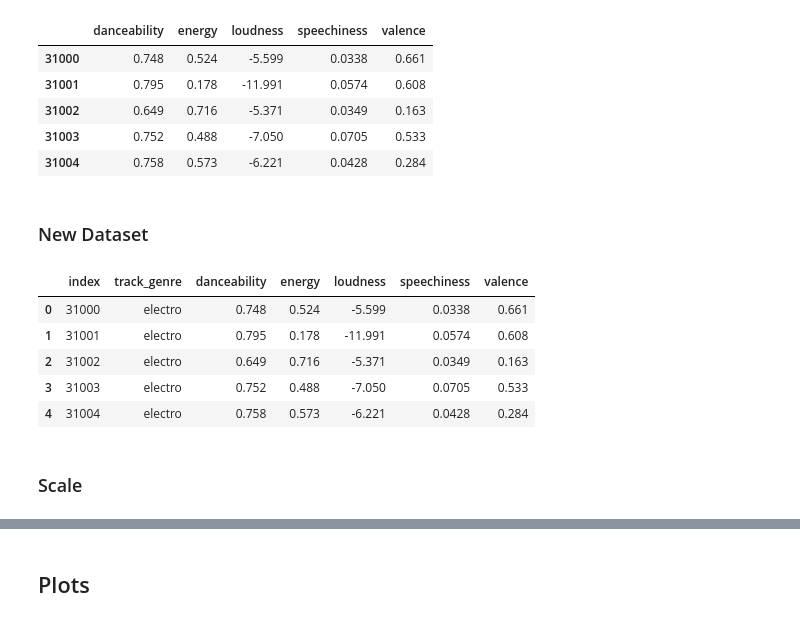
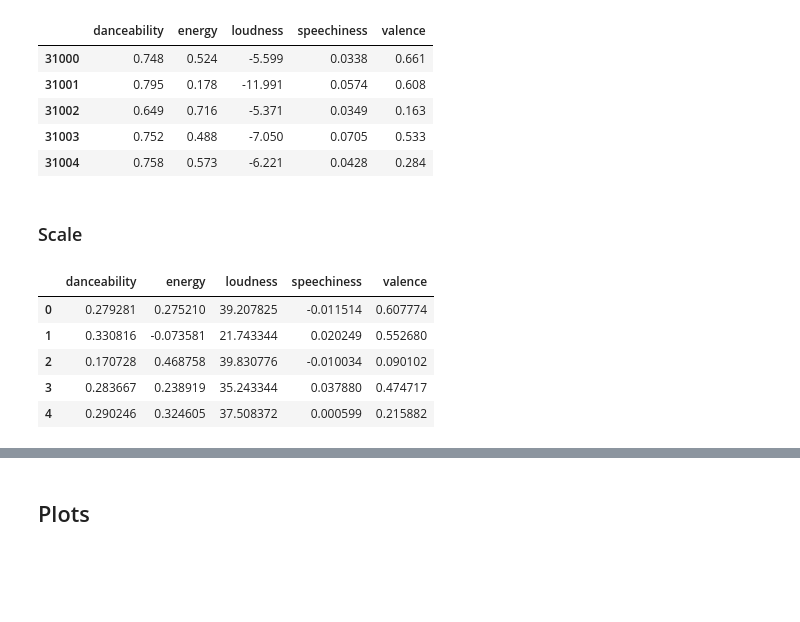
Before and after one commit to shouvik-maity/Spotify-Audio-Features-Analysis--College-Mini-Project, a Jupyter notebook: spotifyreport.ipynb, the cells around one changed output, grey strips where cells are left out. Cells and saved outputs as stored; diff of their text form; code cells hidden in the pictures; blank space fills up the shorter version.

```diff
--- a/spotifyreport.ipynb
+++ b/spotifyreport.ipynb
@@ -123,17 +123,17 @@ data.head()
 | 31002 | 0.649 | 0.716 | -5.371 | 0.0349 | 0.163 |
 | 31003 | 0.752 | 0.488 | -7.050 | 0.0705 | 0.533 |
 | 31004 | 0.758 | 0.573 | -6.221 | 0.0428 | 0.284 |
-# %% [markdown]
-### New Dataset
-# %%
-data=df[['track_genre']+features].reset_index()
-data.head()
-# %% [output]
-|  | index | track_genre | danceability | energy | loudness | speechiness | valence |
-| 0 | 31000 | electro | 0.748 | 0.524 | -5.599 | 0.0338 | 0.661 |
-| 1 | 31001 | electro | 0.795 | 0.178 | -11.991 | 0.0574 | 0.608 |
-| 2 | 31002 | electro | 0.649 | 0.716 | -5.371 | 0.0349 | 0.163 |
-| 3 | 31003 | electro | 0.752 | 0.488 | -7.050 | 0.0705 | 0.533 |
-| 4 | 31004 | electro | 0.758 | 0.573 | -6.221 | 0.0428 | 0.284 |
 # %% [markdown]
 ### Scale
+# %%
+a=data.to_numpy(dtype=float)
+scale=(a-a.min(axis=0))/a.max(axis=0)-a.min(axis=0)
+scaledf=pd.DataFrame(scale,columns=features)
+scaledf.head()
+# %% [output]
+|  | danceability | energy | loudness | speechiness | valence |
+| 0 | 0.279281 | 0.275210 | 39.207825 | -0.011514 | 0.607774 |
+| 1 | 0.330816 | -0.073581 | 21.743344 | 0.020249 | 0.552680 |
+| 2 | 0.170728 | 0.468758 | 39.830776 | -0.010034 | 0.090102 |
+| 3 | 0.283667 | 0.238919 | 35.243344 | 0.037880 | 0.474717 |
+| 4 | 0.290246 | 0.324605 | 37.508372 | 0.000599 | 0.215882 |
```
Also changed, not shown: parts of 4 cells of this notebook.
